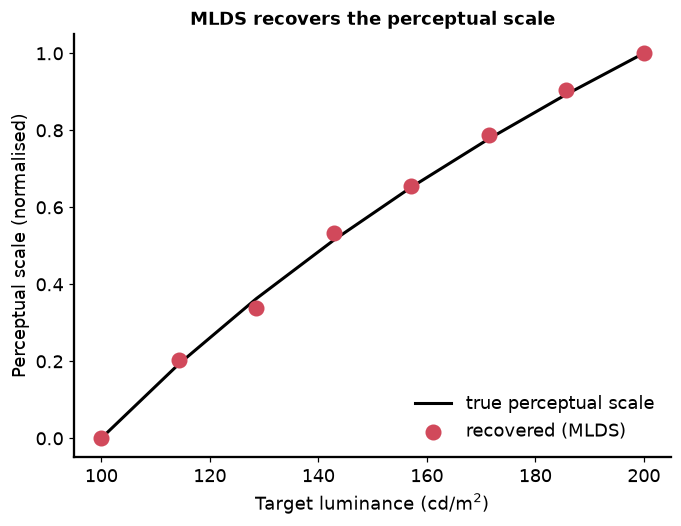
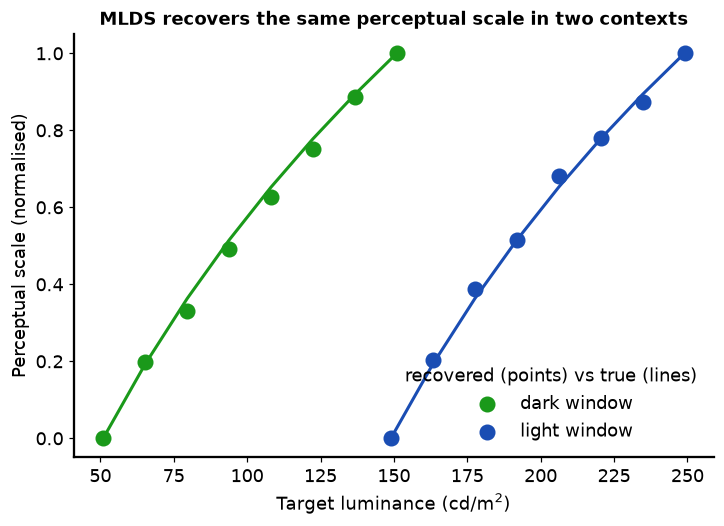
The notebook cell's code change between the first figure and the second:
--- before
+++ after
@@ -15,37 +15,49 @@
 rng = np.random.default_rng()
 
-# --- the observer's TRUE (compressive) perceptual scale over 8 stimulus levels ---
+# --- Two viewing contexts: the stimulus is seen through a dark or a light
+#     transparent "window", which shifts the luminance reaching the eye. ---
 nstim  = 8
-levels = np.linspace(100, 200, nstim)          # e.g. target luminance (cd/m^2)
-true_scale = np.log(levels)                    # 👈 compressive perception
-true_scale = (true_scale - true_scale.min()) / (true_scale.max() - true_scale.min())
+base   = np.linspace(100, 200, nstim)   # target luminance with no window (cd/m^2)
+window = 49                             # 👈 how much the window shifts luminance
+darkLum  = base - window                # dark window lowers the luminance
+lightLum = base + window                # light window raises it
+
+# The observer's perception is a compressive (log) function of luminance, but
+# lightness constancy means they perceive the SAME lightness in both windows.
+percept = np.log(base)                  # 👈 the (compressive) perceptual scale
+percept = (percept - percept.min()) / (percept.max() - percept.min())
 
 noiseSD = 0.10   # 👈 perceptual noise
 nreps   = 12     # 👈 repeats of each triad
 
-# --- MLDS task: each trial shows a triad (i<j<k); is the 2nd pair more different? ---
-X, y = [], []
-for (i, j, k) in combinations(range(nstim), 3):
-    for _ in range(nreps):
-        p = true_scale[[i, j, k]] + rng.normal(0, noiseSD, 3)
-        resp = abs(p[1] - p[2]) > abs(p[0] - p[1])    # 2nd pair more different?
-        row = np.zeros(nstim); row[i] += 1; row[j] += -2; row[k] += 1
-        X.append(row); y.append(int(resp))
-X, y = np.array(X), np.array(y)
+# --- MLDS: simulate triad judgements for a context and recover its scale ---
+def recover_scale(perceived):
+    X, y = [], []
+    for (i, j, k) in combinations(range(nstim), 3):        # each triad i<j<k
+        for _ in range(nreps):
+            p = perceived[[i, j, k]] + rng.normal(0, noiseSD, 3)
+            resp = abs(p[1] - p[2]) > abs(p[0] - p[1])      # 2nd pair more different?
+            row = np.zeros(nstim); row[i] += 1; row[j] += -2; row[k] += 1
+            X.append(row); y.append(int(resp))
+    X, y = np.array(X), np.array(y)
+    Xfit = X[:, 1:]                                         # fix stimulus 1 at 0
+    def nll(b):
+        pr = np.clip(1 / (1 + np.exp(-(Xfit @ b))), 1e-9, 1 - 1e-9)
+        return -np.sum(y * np.log(pr) + (1 - y) * np.log(1 - pr))
+    b = minimize(nll, np.zeros(nstim - 1), method="BFGS").x
+    rec = np.concatenate([[0.0], b])
+    return (rec - rec.min()) / (rec.max() - rec.min())
 
-# --- recover the scale: logistic regression, no intercept, stimulus 0 fixed at 0 ---
-Xfit = X[:, 1:]
-def nll(b):
-    p = np.clip(1 / (1 + np.exp(-(Xfit @ b))), 1e-9, 1 - 1e-9)
-    return -np.sum(y * np.log(p) + (1 - y) * np.log(1 - p))
-b = minimize(nll, np.zeros(nstim - 1), method="BFGS").x
-recovered = np.concatenate([[0.0], b])
-recovered = (recovered - recovered.min()) / (recovered.max() - recovered.min())
+recD = recover_scale(percept)   # dark-window context
+recL = recover_scale(percept)   # light-window context (same perception -> constancy)
 
-fig, ax = plt.subplots(figsize=(7, 5))
-ax.plot(levels, true_scale, "k", lw=2, label="true perceptual scale")
-ax.scatter(levels, recovered, 90, color="#d1495b", zorder=3, label="recovered (MLDS)")
+green, blue = (0.1, 0.6, 0.1), (0.1, 0.3, 0.7)
+fig, ax = plt.subplots(figsize=(7.5, 5))
+ax.plot(darkLum,  percept, color=green, lw=2)
+ax.plot(lightLum, percept, color=blue,  lw=2)
+ax.scatter(darkLum,  recD, 90, color=green, zorder=3, label="dark window")
+ax.scatter(lightLum, recL, 90, color=blue,  zorder=3, label="light window")
 ax.set(xlabel="Target luminance (cd/m$^2$)", ylabel="Perceptual scale (normalised)",
-       title="MLDS recovers the perceptual scale")
-ax.legend(loc="lower right")
+       title="MLDS recovers the same perceptual scale in two contexts")
+ax.legend(loc="lower right", title="recovered (points) vs true (lines)")
 plt.show()

Commit: MLDS tutorial: restore the two-context (dark/light window) version